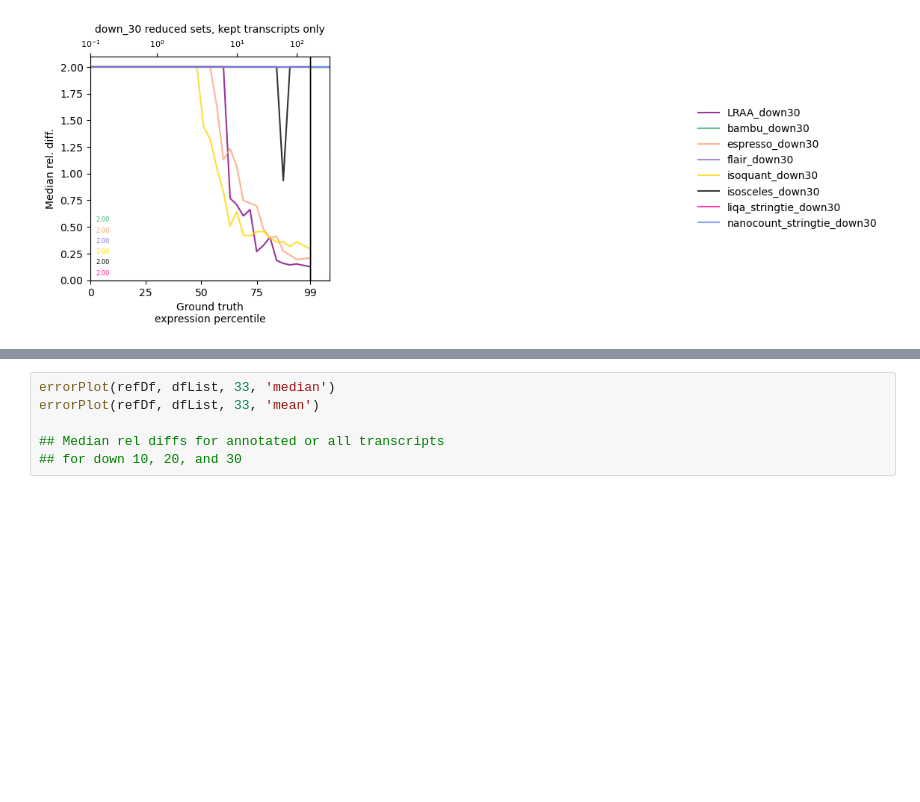
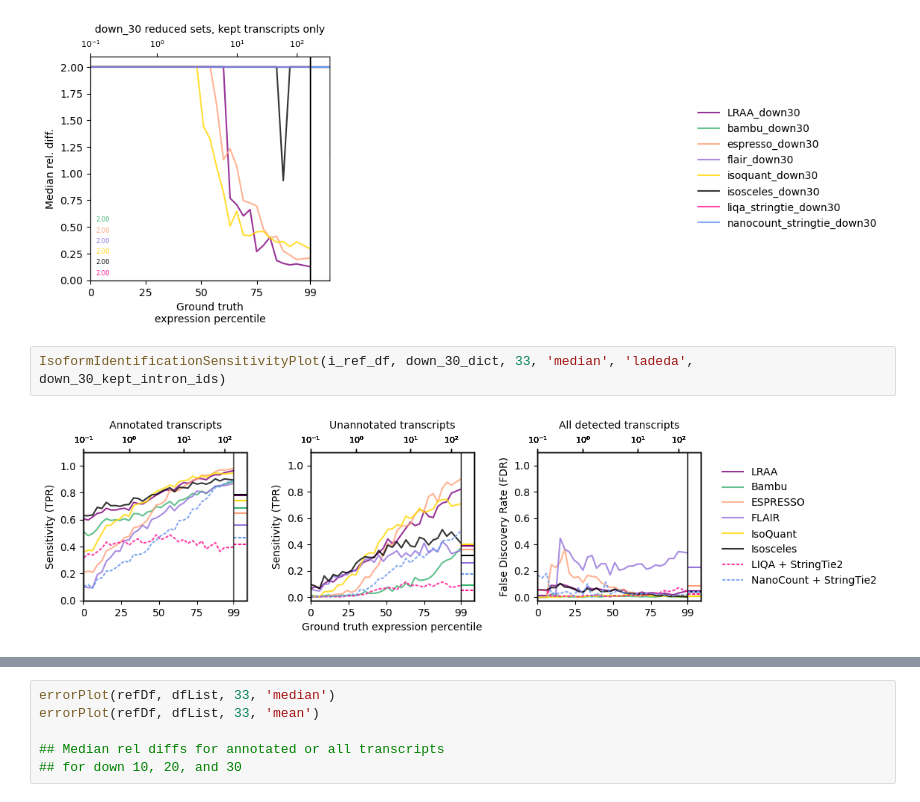
Before and after one commit to MethodsDev/Isosceles_Paper-Ext, a Jupyter notebook: reports/simulated_bulk_benchmarks-BJH-usePyLib-adj.ipynb, the cells around one changed output, grey strips where cells are left out. Drawn from its saved outputs; the diff is of its cells as text; blank space fills up the shorter version.

```diff
--- a/reports/simulated_bulk_benchmarks-BJH-usePyLib-adj.ipynb
+++ b/reports/simulated_bulk_benchmarks-BJH-usePyLib-adj.ipynb
@@ -552,3 +552,7 @@ rel_diff_vs_expr_percentile_plot(i_ref_df, down_30_dict, 33, 'median', 'down_30
                                 intron_ids_use = down_30_kept_intron_ids)
 # %% [output]
 [figure]
+# %%
+IsoformIdentificationSensitivityPlot(i_ref_df, down_30_dict, 33, 'median', 'ladeda', down_30_kept_intron_ids)
+# %% [output]
+[figure, added]
```
Also changed, not shown: parts of 13 cells of this notebook, 1 other file.
